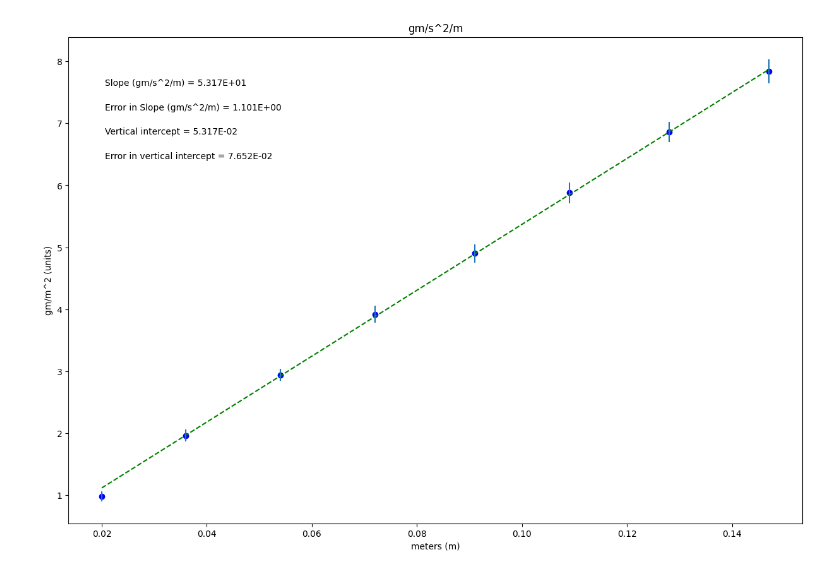
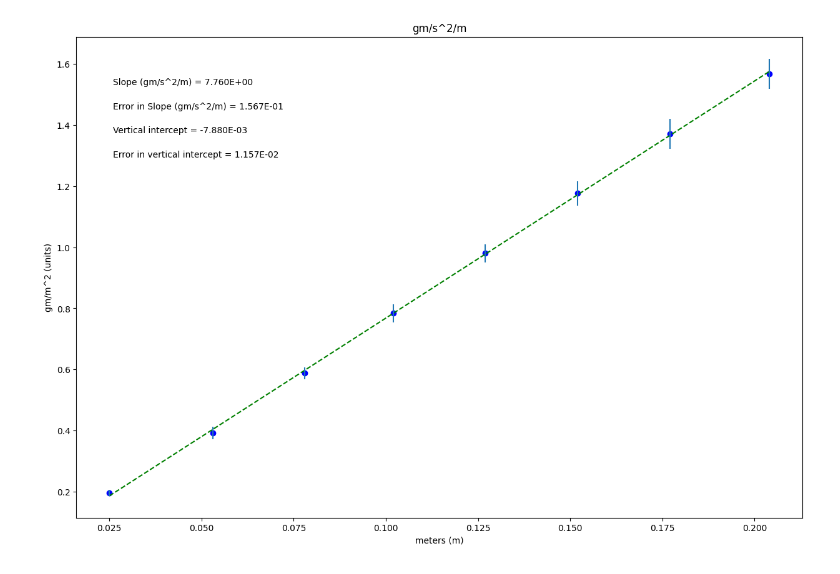
Before and after one commit to cs228130/physics-lab-plot, a Jupyter notebook: PHSXlab_plotting_template.ipynb, the cells around one changed output. Saved outputs shown, nothing was run; the diff lists cells and outputs as text; code cells hidden in the pictures.

```diff
--- a/PHSXlab_plotting_template.ipynb
+++ b/PHSXlab_plotting_template.ipynb
@@ -19,11 +19,11 @@ import matplotlib.pyplot as plt
 #variable names should start with a letter and must contain only letters, numbers, and underscores
 
 
-height_m = np.array([.02, .036, .054, .072, .091, .109, .128, .147])
+height_m = np.array([.025, .053, .078, .102, .127, .152, .177, .204])
 
-Fhx = np.array([.980, 1.960, 2.940, 3.920, 4.900, 5.880, 6.860, 7.840])
+Fhx = np.array([.196, .392, .588, .784, .980, 1.176, 1.372, 1.568])
 
-err_Fhx = np.array([.0784, .098, .098, .1372, .147, .1666, .1666, .196])
+err_Fhx = np.array([.0098, .0196, .0196, .0294, .0294, .0392, .049, .049])
 
 
 
@@ -92,31 +92,31 @@ elif annotation_placement==3 or annotation_placement==4:
 #Don't need to change anything in this section!
 
 #Plot data on graph. Plot error bars and place values for slope,
 #error in slope, and vertical intercept (plus error) on the plot using "annotate"
 
 plt.figure(figsize=(15,10))
 
 plt.plot(x, fit, color='green', linestyle='--')
 plt.scatter(x, y, color='blue', marker='o')
 
 plt.xlabel(x_label)
 plt.ylabel(y_label)
 plt.title(plot_title)
 
 plt.errorbar(x, y, yerr=dy, xerr=None, fmt="none") #don't need to plot x error bars
 
 plt.annotate('Slope ({}) = {value:.{digits}E}'.format(slope_units,value=m, digits=3),
              (xpos, ypos[0]), xycoords='axes fraction')
 
 plt.annotate('Error in Slope ({}) = {value:.{digits}E}'.format(slope_units,value=dm, digits=3),
              (xpos, ypos[1]), xycoords='axes fraction')
 
 plt.annotate('Vertical intercept = {value:.{digits}E}'.format(value=b, digits=3),
              (xpos, ypos[2]), xycoords='axes fraction')
 
 plt.annotate('Error in vertical intercept = {value:.{digits}E}'.format(value=db, digits=3),
              (xpos, ypos[3]), xycoords='axes fraction')
 
 plt.show()
 # %% [output]
-[figure, old version]
+[figure, new version]
```
